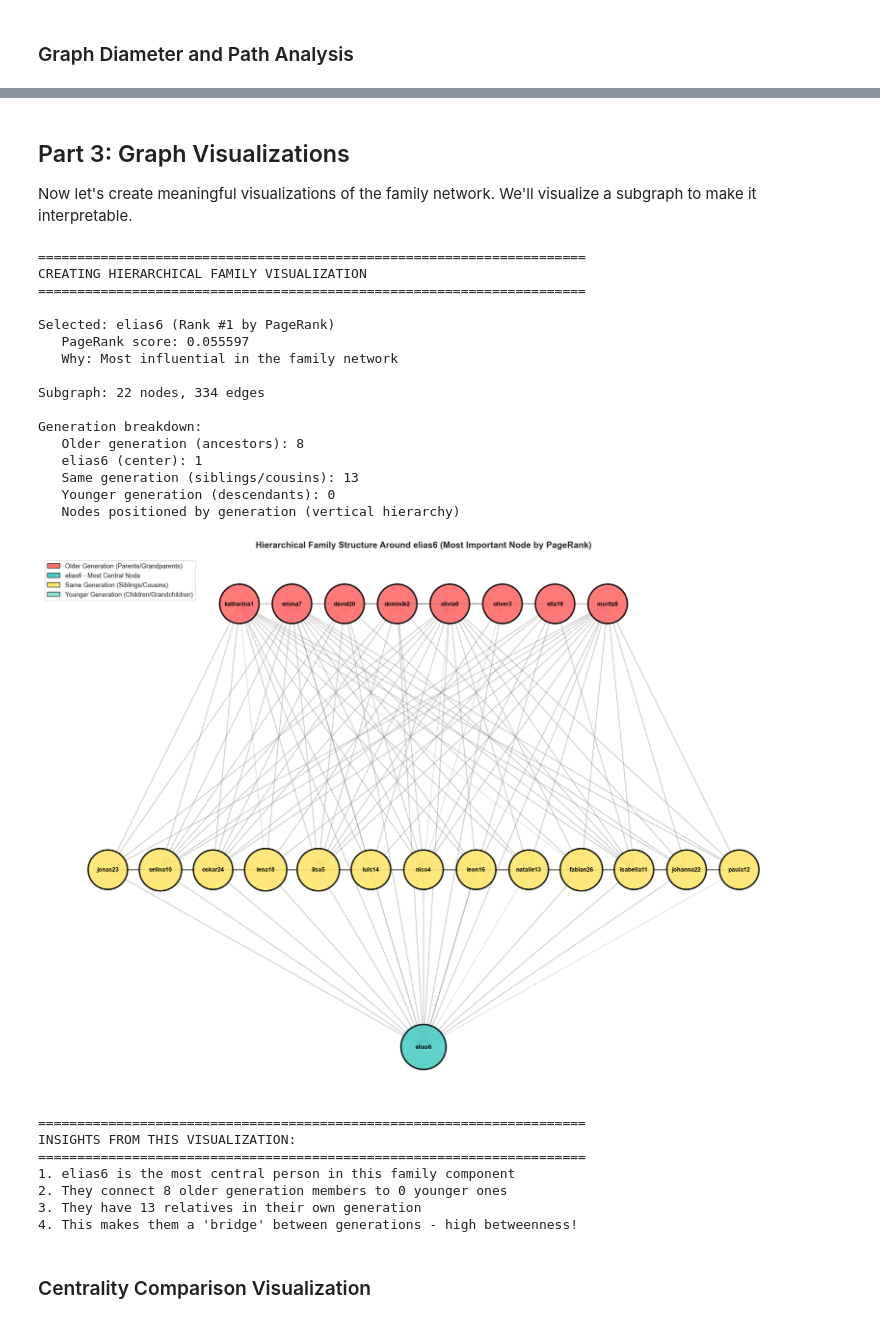
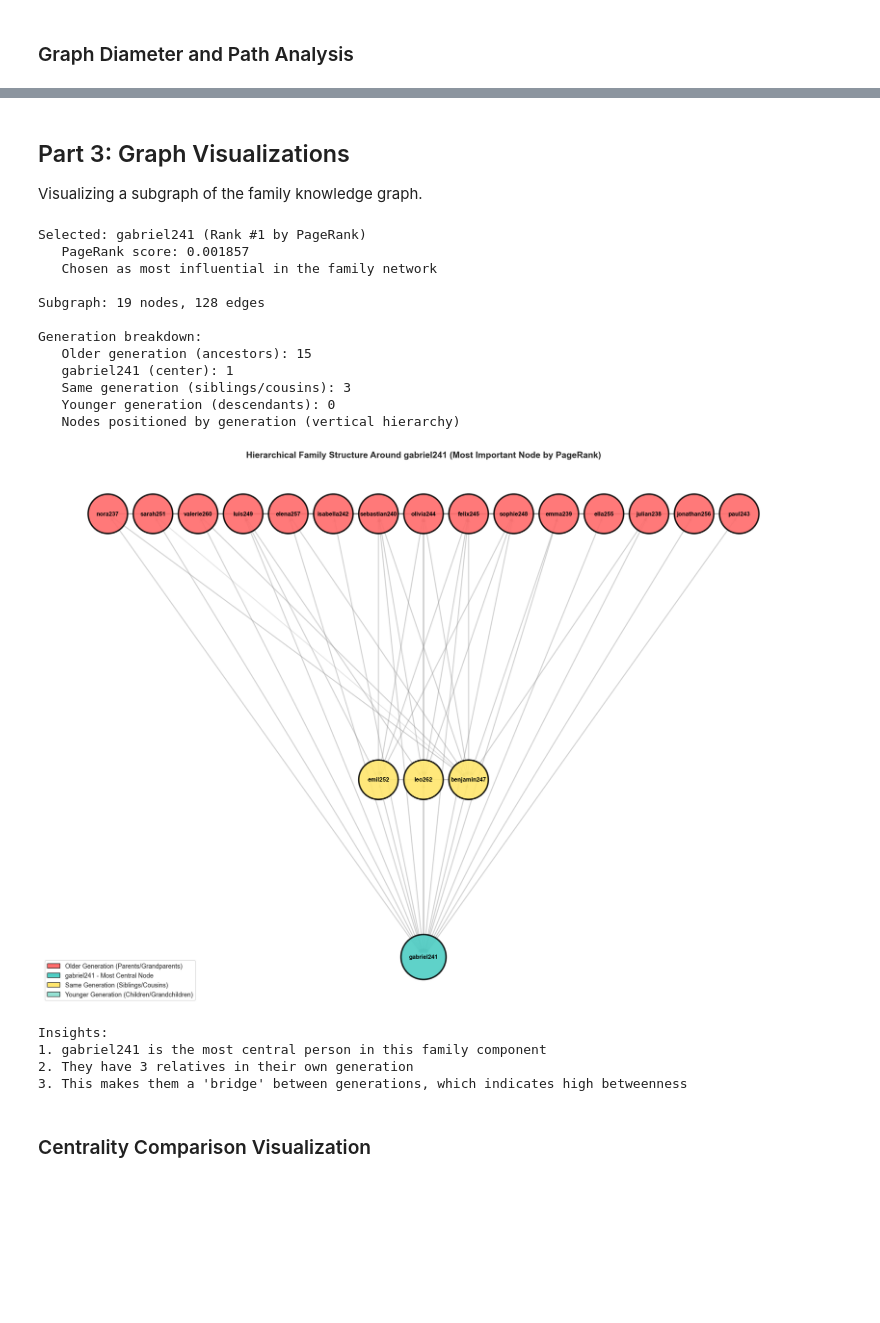
Before and after one commit to dnebhrajani/metafam-knowledge-graph, a Jupyter notebook: task1_exploration.ipynb, the cells around one changed output, grey strips where cells are left out. Saved outputs shown, nothing was run; the diff lists cells and outputs as text; code cells hidden in the pictures; blank space fills up the shorter version.

```diff
--- a/task1_exploration.ipynb
+++ b/task1_exploration.ipynb
@@ -357,9 +321,7 @@ for _, row in df.iterrows():
     G.add_edge(row['head'], row['tail'], relation=row['relation'])
 
 # Basic graph statistics
-print("=" * 60)
-print("BASIC GRAPH STATISTICS")
-print("=" * 60)
+print("Basic Graph Statistics:")
 print(f"Number of nodes (people): {G.number_of_nodes()}")
 print(f"Number of edges (relationships): {G.number_of_edges()}")
 print(f"Graph density: {nx.density(G):.6f}")
@@ -373,8 +335,9 @@ print(f"Number of weakly connected components: {num_components}")
 # Largest component
 largest_cc = max(nx.weakly_connected_components(G), key=len)
 print(f"Size of largest component: {len(largest_cc)} nodes")
+print(f"Edges in largest component: {G.subgraph(largest_cc).number_of_edges()} edges")
 
-# Create subgraph of largest component for further analysis
-G_main = G.subgraph(largest_cc).copy()
-print(f"\nAnalyzing largest component with {G_main.number_of_nodes()} nodes and {G_main.number_of_edges()} edges")
+# For centrality analysis, we use the ENTIRE graph G (all {num_components} components)
+print(f"\nNote: All subsequent analyses use the complete graph with all {num_components} families")
+G_main = G  # Use entire graph, not just largest component
 # %% [output]
@@ -732,21 +697,18 @@ NIECE_NEPHEW: 1010 relationships
 # %% [markdown]
 ## Part 3: Graph Visualizations
 
-Now let's create meaningful visualizations of the family network. We'll visualize a subgraph to make it interpretable.
+Visualizing a subgraph of the family knowledge graph.
 # %%
 # MEANINGFUL VISUALIZATION: Show important node with generational hierarchy
 from collections import defaultdict
 import matplotlib.cm as cm
 
-print("="*70)
-print("CREATING HIERARCHICAL FAMILY VISUALIZATION")
-print("="*70)
 
 # Pick the MOST IMPORTANT node from our PageRank analysis
-ego_node = top_pagerank[0][0]  # lisa5 - the most central person
+ego_node = top_pagerank[0][0]  # Top-ranked by PageRank
 print(f"\nSelected: {ego_node} (Rank #1 by PageRank)")
 print(f"   PageRank score: {top_pagerank[0][1]:.6f}")
-print(f"   Why: Most influential in the family network")
+print(f"   Chosen as most influential in the family network")
 
 # Get their immediate connections
 direct_neighbors = list(G.neighbors(ego_node))[:15]
@@ -858,59 +820,52 @@ fig, ax = plt.subplots(figsize=(22, 16))
 
 nx.draw_networkx_nodes(small_graph, pos, node_size=node_sizes, node_color=node_colors,
                        alpha=0.9, edgecolors='black', linewidths=3)
 nx.draw_networkx_edges(small_graph, pos, alpha=0.2, edge_color='gray',
                        arrows=True, arrowsize=12, width=2)
 nx.draw_networkx_labels(small_graph, pos, font_size=12, font_weight='bold')
 
 # Add legend
 from matplotlib.patches import Patch
 legend_elements = [
     Patch(facecolor='#FF6B6B', edgecolor='black', label='Older Generation (Parents/Grandparents)'),
     Patch(facecolor='#4ECDC4', edgecolor='black', label=f'{ego_node} - Most Central Node'),
     Patch(facecolor='#FFE66D', edgecolor='black', label='Same Generation (Siblings/Cousins)'),
     Patch(facecolor='#95E1D3', edgecolor='black', label='Younger Generation (Children/Grandchildren)')
 ]
-plt.legend(handles=legend_elements, loc='upper left', fontsize=13, framealpha=0.95)
+plt.legend(handles=legend_elements, loc='lower left', fontsize=13, framealpha=0.95)
 
 plt.title(f'Hierarchical Family Structure Around {ego_node} (Most Important Node by PageRank)',
           fontsize=18, fontweight='bold', pad=20)
 plt.axis('off')
 plt.tight_layout()
 plt.show()
 
 # INSIGHTS from this visualization
-print("\n" + "="*70)
-print("INSIGHTS FROM THIS VISUALIZATION:")
-print("="*70)
+#print("\n" + "="*70)
+print("Insights:")
+#print("="*70)
 print(f"1. {ego_node} is the most central person in this family component")
-print(f"2. They connect {gen_counts['OLDER']} older generation members to {gen_counts['YOUNGER']} younger ones")
-print(f"3. They have {gen_counts['SAME']} relatives in their own generation")
-print(f"4. This makes them a 'bridge' between generations - high betweenness!")
+#print(f"2. They connect {gen_counts['OLDER']} older generation members to {gen_counts['YOUNGER']} younger ones")
+print(f"2. They have {gen_counts['SAME']} relatives in their own generation")
+print(f"3. This makes them a 'bridge' between generations, which indicates high betweenness")
 # %% [output]
-======================================================================
-CREATING HIERARCHICAL FAMILY VISUALIZATION
-======================================================================
+Selected: gabriel241 (Rank #1 by PageRank)
+   PageRank score: 0.001857
+   Chosen as most influential in the family network
 
-Selected: elias6 (Rank #1 by PageRank)
-   PageRank score: 0.055597
-   Why: Most influential in the family network
-
-Subgraph: 22 nodes, 334 edges
+Subgraph: 19 nodes, 128 edges
 
 Generation breakdown:
-   Older generation (ancestors): 8
-   elias6 (center): 1
-   Same generation (siblings/cousins): 13
+   Older generation (ancestors): 15
+   gabriel241 (center): 1
+   Same generation (siblings/cousins): 3
    Younger generation (descendants): 0
    Nodes positioned by generation (vertical hierarchy)
-[figure, old version]
+[figure, new version]
-======================================================================
-INSIGHTS FROM THIS VISUALIZATION:
-======================================================================
-1. elias6 is the most central person in this family component
-2. They connect 8 older generation members to 0 younger ones
-3. They have 13 relatives in their own generation
-4. This makes them a 'bridge' between generations - high betweenness!
+Insights:
+1. gabriel241 is the most central person in this family component
+2. They have 3 relatives in their own generation
+3. This makes them a 'bridge' between generations, which indicates high betweenness
 # %% [markdown]
 ### Centrality Comparison Visualization
 # %%
```
Also changed, not shown: parts of 31 cells of this notebook, 2 other files.
